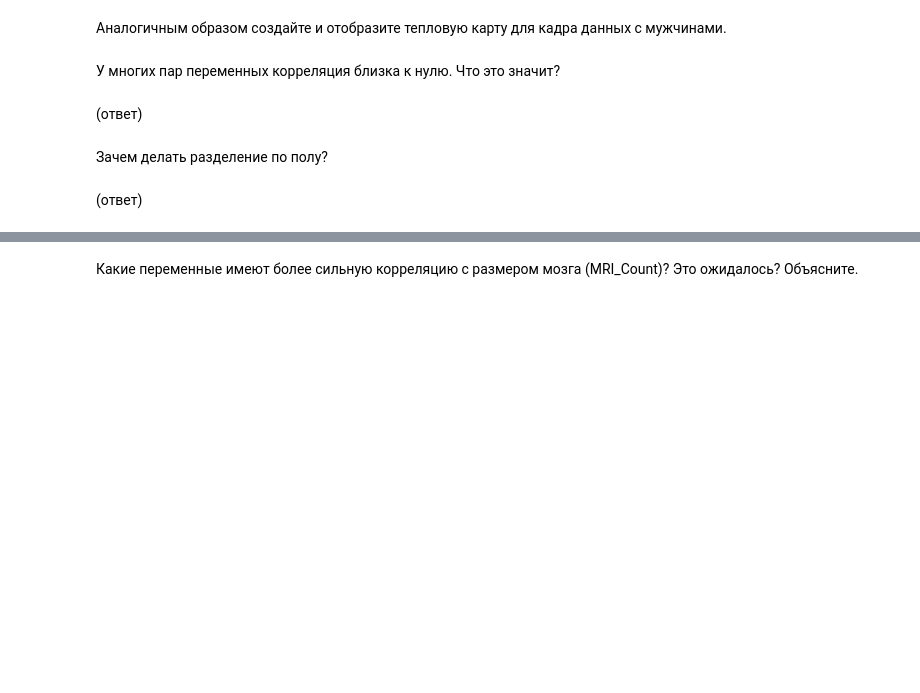
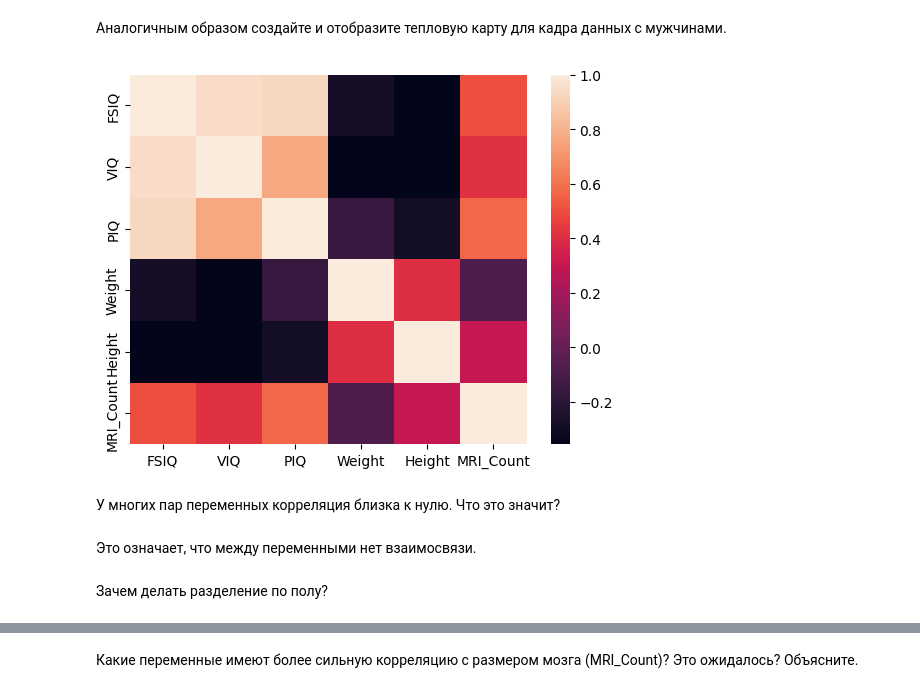
Before and after one commit to kondratievn/lab2, a Jupyter notebook: correlation.ipynb, the cells around one changed output, grey strips where cells are left out. Cells and saved outputs as stored; diff of their text form; code cells hidden in the pictures; blank space fills up the shorter version.

```diff
--- a/correlation.ipynb
+++ b/correlation.ipynb
@@ -156,13 +226,14 @@ sns.heatmap(wcorr)
 Аналогичным образом создайте и отобразите тепловую карту для кадра данных с мужчинами.
 # %%
 # Ячейка для кода № 14
-mcorr = menDf.corr()
+mcorr = menDf.corr(numeric_only=True)
 sns.heatmap(mcorr)
+plt.savefig('attribute_correlations_men.png', tight_layout=True)
+# %% [output]
+[figure, added]
 # %% [markdown]
 У многих пар переменных корреляция близка к нулю. Что это значит?
-# %% [markdown]
-(ответ)
+# %% [markdown]
+Это означает, что между переменными нет взаимосвязи.
 # %% [markdown]
 Зачем делать разделение по полу?
-# %% [markdown]
-(ответ)
```
Also changed, not shown: parts of 18 cells of this notebook, 4 other files.
